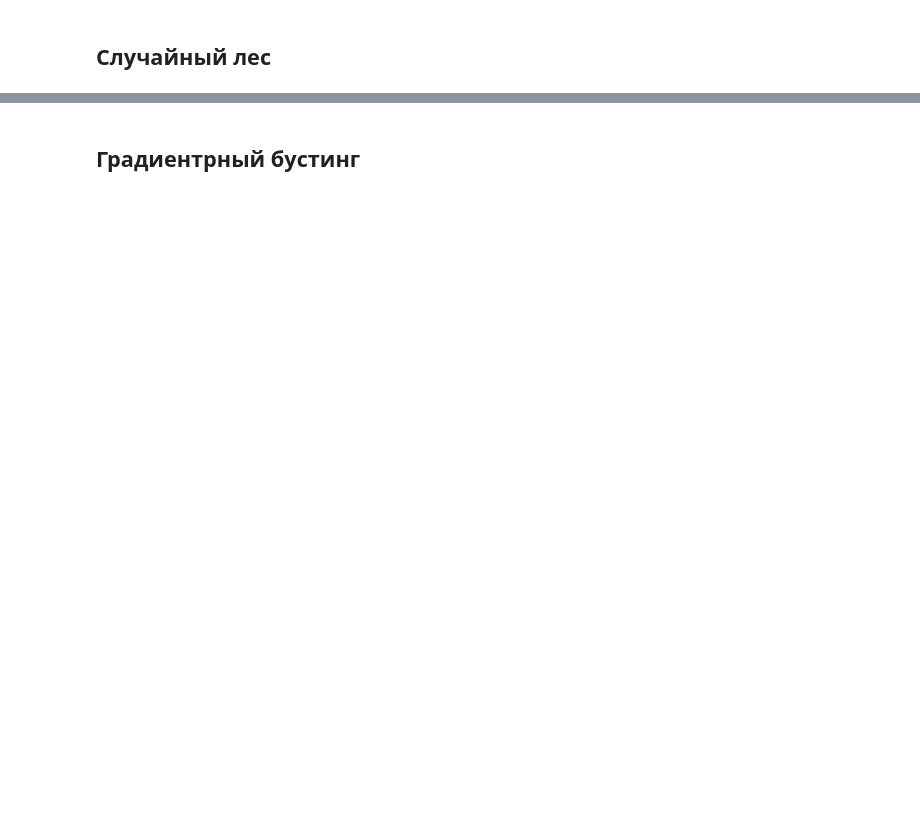
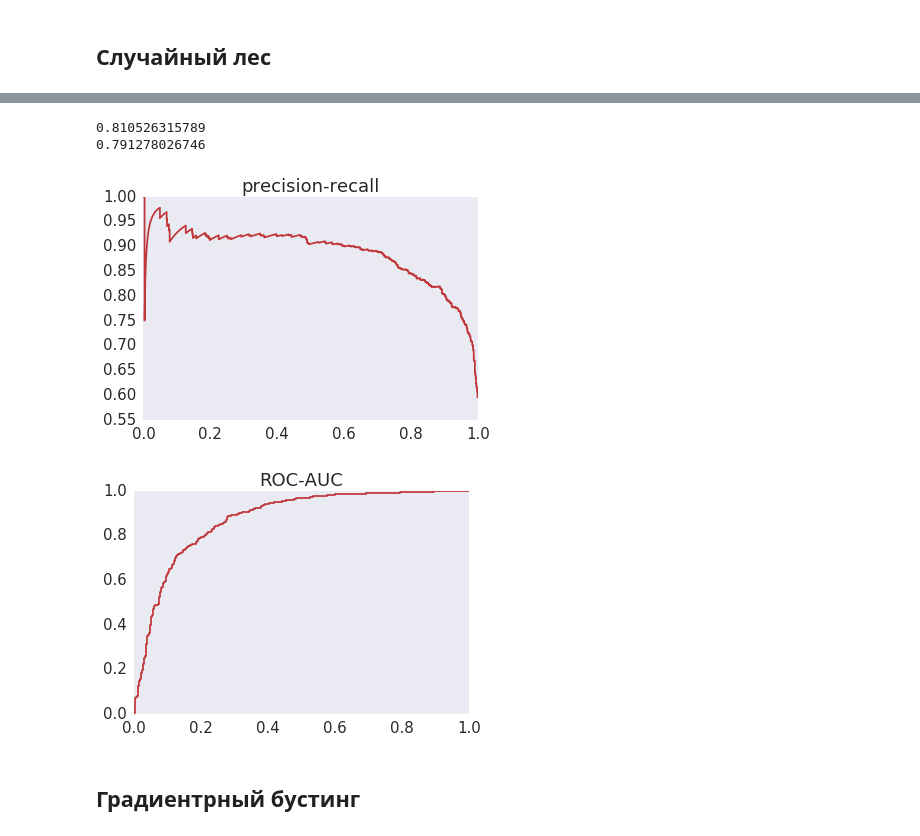
Before and after one commit to Danil328/study, a Jupyter notebook: ML/ML.ipynb, the cells around one changed output, grey strips where cells are left out. Drawn from its saved outputs; the diff is of its cells as text; code cells hidden in the pictures; blank space fills up the shorter version.

```diff
--- a/ML/ML.ipynb
+++ b/ML/ML.ipynb
@@ -181,3 +227,15 @@ plt.plot(forest_grid.cv_results_['mean_test_score'])
+# %%
+rnd_forest=RandomForestClassifier(n_jobs=-1,n_estimators=125,max_depth=10,max_features=int(math.sqrt(len(train_X.columns))),random_state=17)
+rnd_forest.fit(train_X,train_y)
+pred_forest=rnd_forest.predict(test_X)
+print accuracy_score(test_y,pred_forest)
+print roc_auc_score(test_y, pred_forest)
+getROC_AUC(rnd_forest,test_X,test_y)
+# %% [output]
+0.810526315789
+0.791278026746
+[figure, added]
+[figure, added]
 # %% [markdown]
 ## Градиентрный бустинг
 # %%
```
Also changed, not shown: parts of 32 cells of this notebook.
